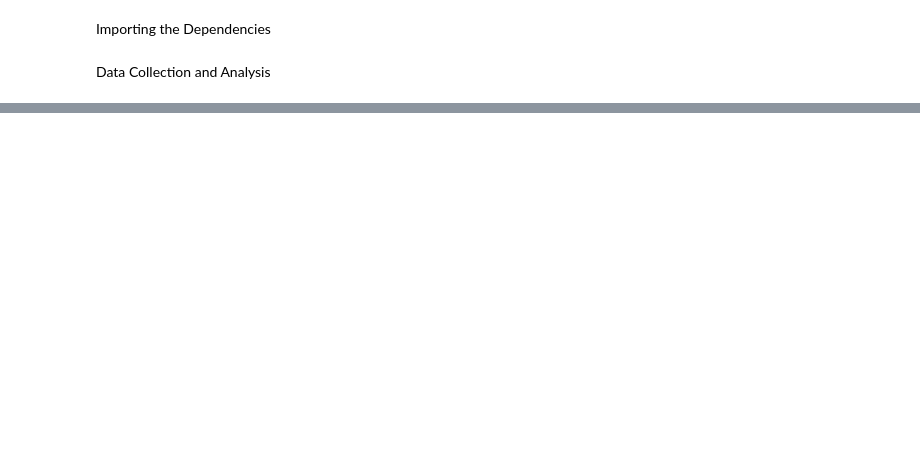
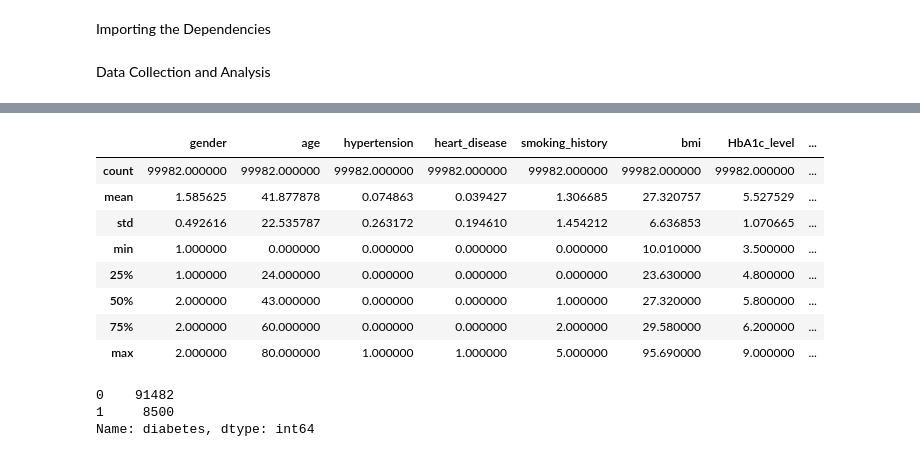
Before and after one commit to pavanbadempet/A-Healthcare-System-using-Machine-Learning-Techniques-for-Disease-Prediction-with-Chatbot-Assistance, a Jupyter notebook: Notebooks/Diabetes Notebook.ipynb, the cells around one changed output, grey strips where cells are left out. Cells and saved outputs as stored; diff of their text form; code cells hidden in the pictures; blank space fills up the shorter version.

```diff
--- a/Notebooks/Diabetes Notebook.ipynb
+++ b/Notebooks/Diabetes Notebook.ipynb
@@ -35,0 +88,19 @@ int64
+# %%
+# getting the statistical measures of the data
+diabetes_dataset.describe()
+# %% [output]
+|  | gender | age | hypertension | heart_disease | smoking_history | bmi | HbA1c_level | ... |
+| count | 99982.000000 | 99982.000000 | 99982.000000 | 99982.000000 | 99982.000000 | 99982.000000 | 99982.000000 | ... |
+| mean | 1.585625 | 41.877878 | 0.074863 | 0.039427 | 1.306685 | 27.320757 | 5.527529 | ... |
+| std | 0.492616 | 22.535787 | 0.263172 | 0.194610 | 1.454212 | 6.636853 | 1.070665 | ... |
+| min | 1.000000 | 0.000000 | 0.000000 | 0.000000 | 0.000000 | 10.010000 | 3.500000 | ... |
+| 25% | 1.000000 | 24.000000 | 0.000000 | 0.000000 | 0.000000 | 23.630000 | 4.800000 | ... |
+| 50% | 2.000000 | 43.000000 | 0.000000 | 0.000000 | 1.000000 | 27.320000 | 5.800000 | ... |
+| 75% | 2.000000 | 60.000000 | 0.000000 | 0.000000 | 2.000000 | 29.580000 | 6.200000 | ... |
+| max | 2.000000 | 80.000000 | 1.000000 | 1.000000 | 5.000000 | 95.690000 | 9.000000 | ... |
+# %%
+diabetes_dataset['diabetes'].value_counts()
+# %% [output]
+0    91482
+1     8500
+Name: diabetes, dtype: int64
```
Also changed, not shown: parts of 28 cells of this notebook, 8 other files.
